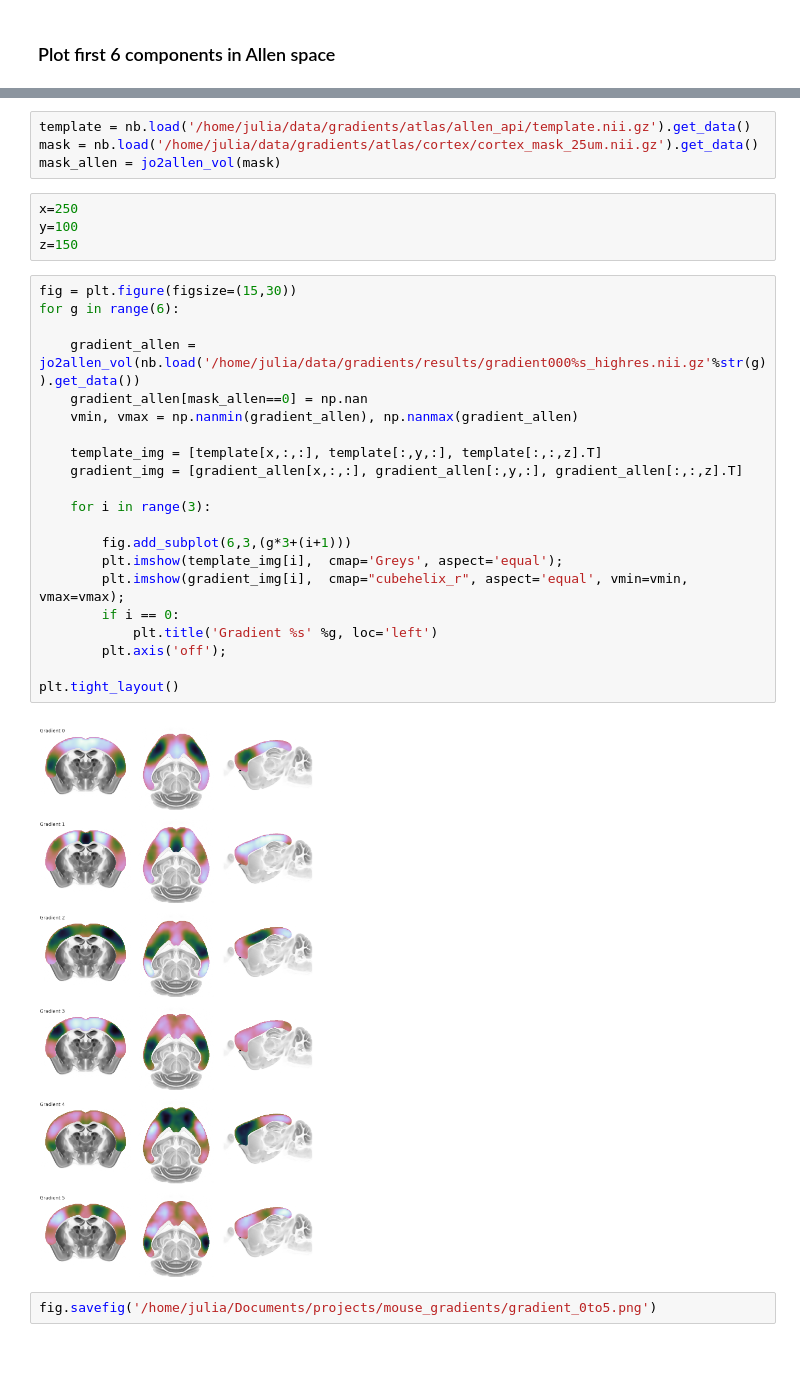
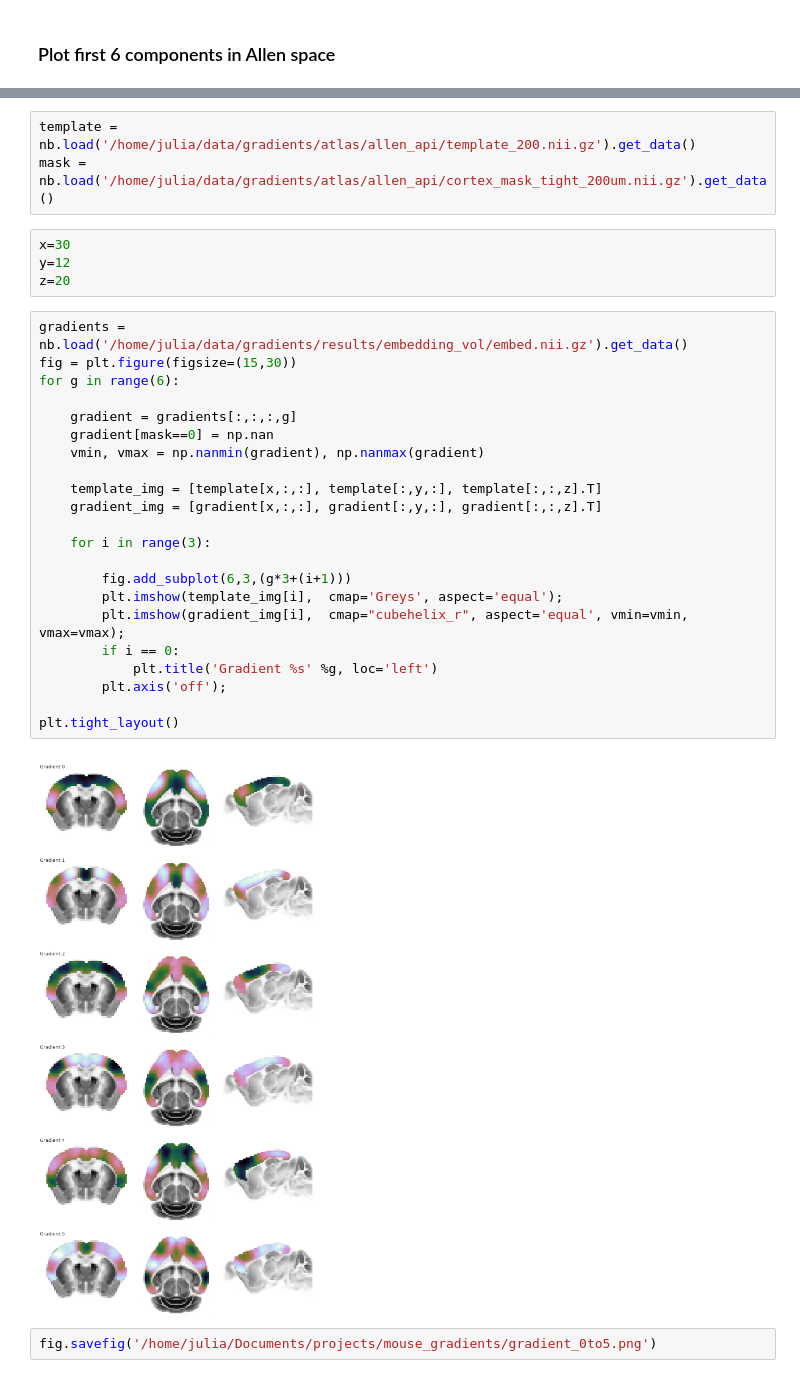
Before and after one commit to juhuntenburg/mouse_gradients, a Jupyter notebook: Embedding_results.ipynb, the cells around one changed output, grey strips where cells are left out. Drawn from its saved outputs; the diff is of its cells as text.

Commit message:
update embedding

```diff
--- a/Embedding_results.ipynb
+++ b/Embedding_results.ipynb
@@ -64,33 +51,33 @@ def jo2allen_vol(data):
 # %%
-template = nb.load('/home/julia/data/gradients/atlas/allen_api/template.nii.gz').get_data()
-mask = nb.load('/home/julia/data/gradients/atlas/cortex/cortex_mask_25um.nii.gz').get_data()
-mask_allen = jo2allen_vol(mask)
+template = nb.load('/home/julia/data/gradients/atlas/allen_api/template_200.nii.gz').get_data()
+mask = nb.load('/home/julia/data/gradients/atlas/allen_api/cortex_mask_tight_200um.nii.gz').get_data()
 # %%
-x=250
-y=100
-z=150
+x=30
+y=12
+z=20
 # %%
+gradients = nb.load('/home/julia/data/gradients/results/embedding_vol/embed.nii.gz').get_data()
 fig = plt.figure(figsize=(15,30))
 for g in range(6):
 
-    gradient_allen = jo2allen_vol(nb.load('/home/julia/data/gradients/results/gradient000%s_highres.nii.gz'%str(g)).get_data())
-    gradient_allen[mask_allen==0] = np.nan
-    vmin, vmax = np.nanmin(gradient_allen), np.nanmax(gradient_allen)
+    gradient = gradients[:,:,:,g]
+    gradient[mask==0] = np.nan
+    vmin, vmax = np.nanmin(gradient), np.nanmax(gradient)
 
     template_img = [template[x,:,:], template[:,y,:], template[:,:,z].T]
-    gradient_img = [gradient_allen[x,:,:], gradient_allen[:,y,:], gradient_allen[:,:,z].T]
+    gradient_img = [gradient[x,:,:], gradient[:,y,:], gradient[:,:,z].T]
 
     for i in range(3):
 
         fig.add_subplot(6,3,(g*3+(i+1)))
         plt.imshow(template_img[i],  cmap='Greys', aspect='equal');
         plt.imshow(gradient_img[i],  cmap="cubehelix_r", aspect='equal', vmin=vmin, vmax=vmax);
         if i == 0:
             plt.title('Gradient %s' %g, loc='left')
         plt.axis('off');
 
 plt.tight_layout()
 # %% [output]
-[figure, old version]
+[figure, new version]
 # %%
 fig.savefig('/home/julia/Documents/projects/mouse_gradients/gradient_0to5.png')
```
Also changed, not shown: parts of 7 cells of this notebook.
